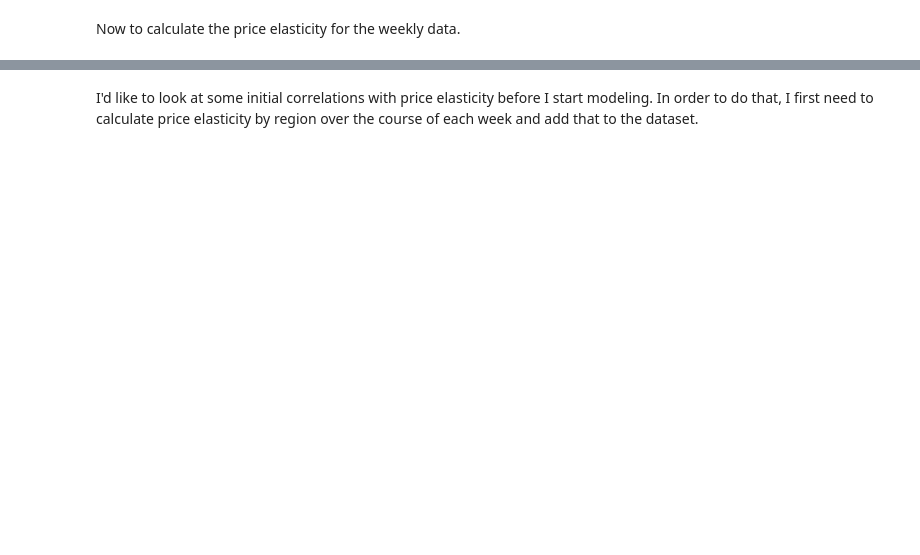
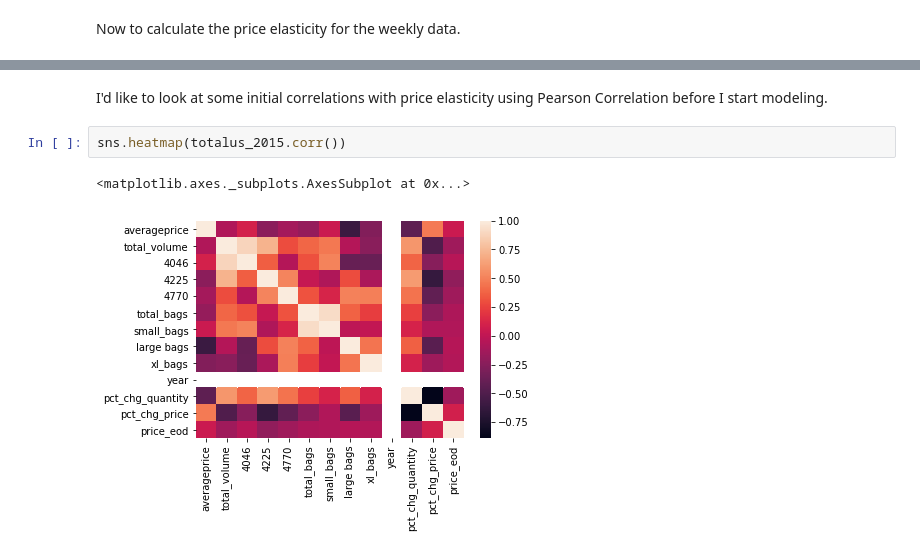
Before and after one commit to melissammcmillan/price_elasticity_of_avocados, a Jupyter notebook: 1_Avocado_EDA.ipynb, the cells around one changed output, grey strips where cells are left out. Cells and saved outputs as stored; diff of their text form; blank space fills up the shorter version.

Commit message:
calculating correlations and making some plots

```diff
--- a/1_Avocado_EDA.ipynb
+++ b/1_Avocado_EDA.ipynb
@@ -190,2 +200,7 @@ See the caveats in the documentation: https://pandas.pydata.org/pandas-docs/stab
 # %% [markdown]
-I'd like to look at some initial correlations with price elasticity before I start modeling. In order to do that, I first need to calculate price elasticity by region over the course of each week and add that to the dataset.
+I'd like to look at some initial correlations with price elasticity using Pearson Correlation before I start modeling.
+# %%
+sns.heatmap(totalus_2015.corr())
+# %% [output]
+<matplotlib.axes._subplots.AxesSubplot at 0x...>
+[figure, added]
```
Also changed, not shown: parts of 4 cells of this notebook.
